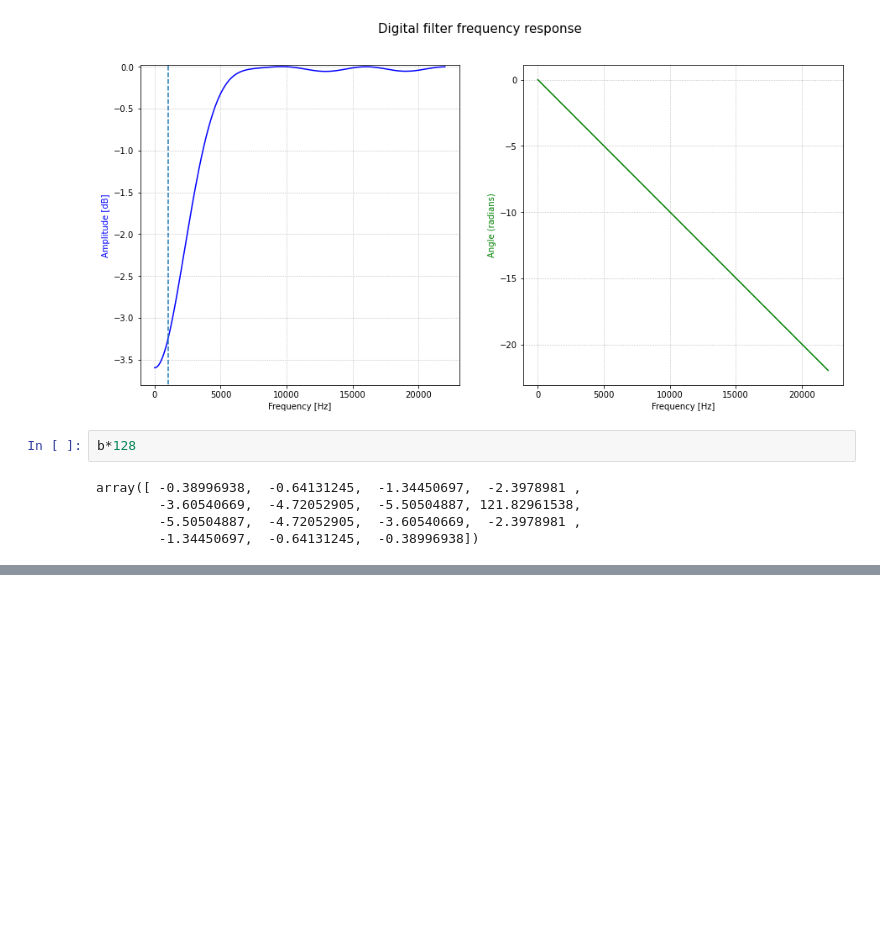
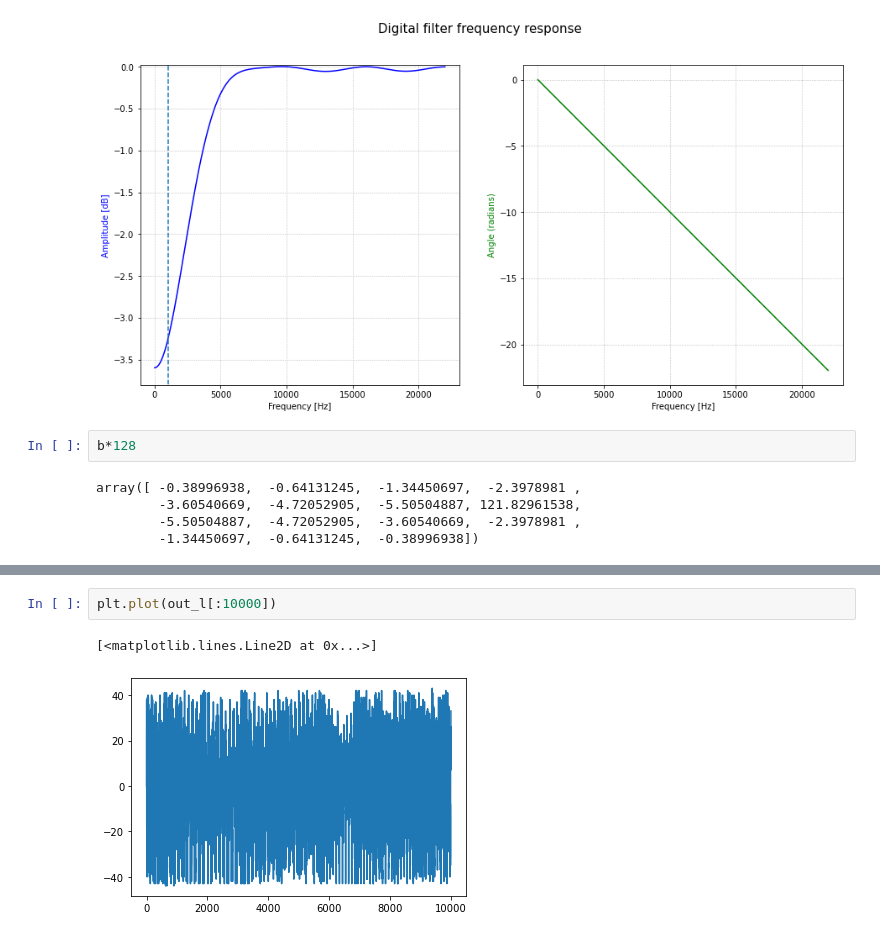
Before and after one commit to aidinattar/PMOD-FIR-filter-VHDL, a Jupyter notebook: Project.ipynb, the cells around one changed output, grey strips where cells are left out. Saved outputs shown, nothing was run; the diff lists cells and outputs as text; blank space fills up the shorter version.

```diff
--- a/Project.ipynb
+++ b/Project.ipynb
@@ -141,0 +180,5 @@ array([ -0.38996938,  -0.64131245,  -1.34450697,  -2.3978981 ,
+# %%
+plt.plot(out_l[:10000])
+# %% [output]
+[<matplotlib.lines.Line2D at 0x...>]
+[figure, added]
```
Also changed, not shown: parts of 11 cells of this notebook, 5 other files.
